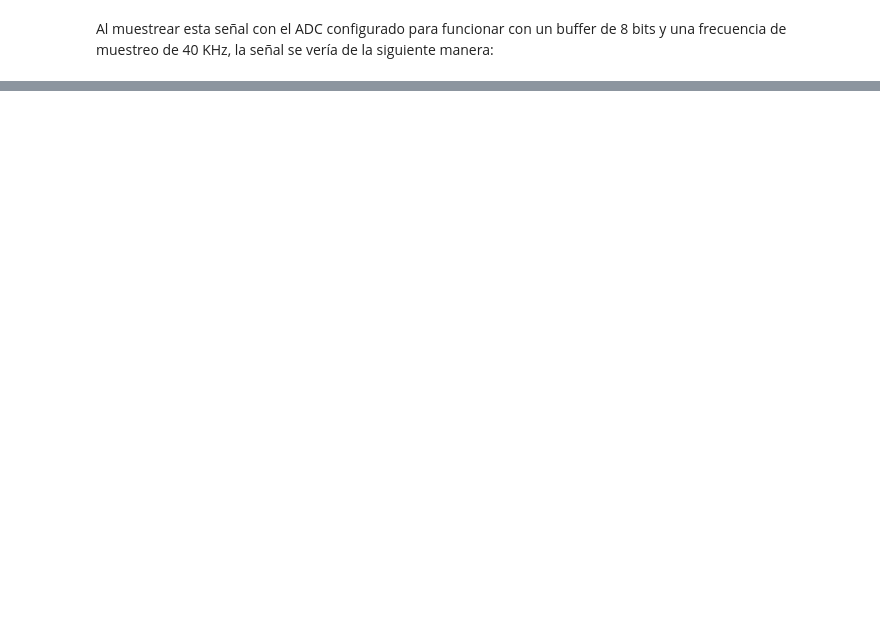
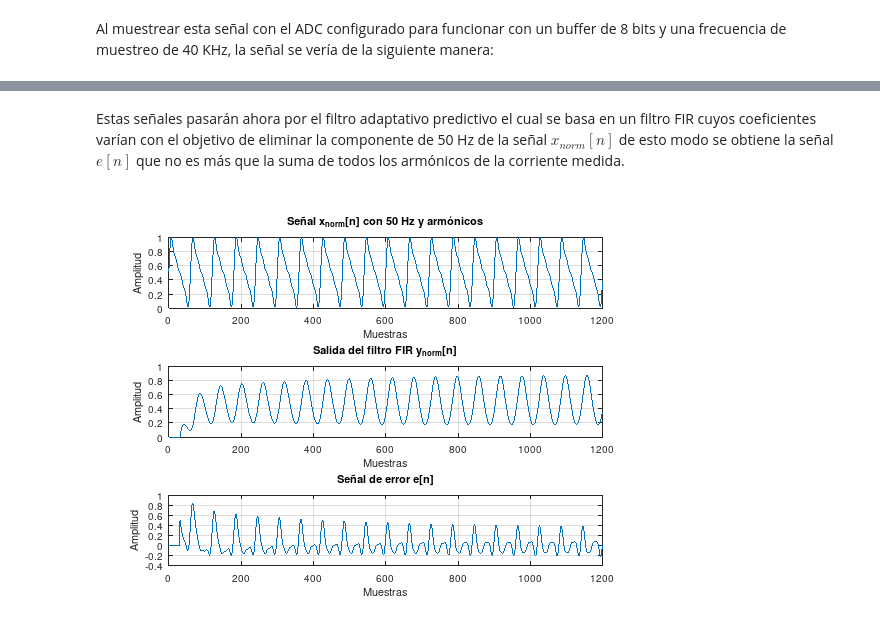
Before and after one commit to ezequiel1611/FiltroArmonicoActivo, a Jupyter notebook: Jupyter_Angel/analisis_sensado_corriente.ipynb, the cells around one changed output, grey strips where cells are left out. Cells and saved outputs as stored; diff of their text form; code cells hidden in the pictures; blank space fills up the shorter version.

```diff
--- a/Jupyter_Angel/analisis_sensado_corriente.ipynb
+++ b/Jupyter_Angel/analisis_sensado_corriente.ipynb
@@ -381,0 +188,51 @@ fatal: caught signal Aborted -- stopping myself...
+# %% [markdown]
+Estas señales pasarán ahora por el filtro adaptativo predictivo el cual se basa en un filtro FIR cuyos coeficientes varían con el objetivo de eliminar la componente de 50 Hz de la señal $ x_{norm}[n] $ de esto modo se obtiene la señal $ e[n] $ que no es más que la suma de todos los armónicos de la corriente medida.
+# %%
+% Parámetros del Filtro
+mu = 0.002;                 % tasa de aprendizaje del algoritmo LMS
+leaky_factor = 0.999;       % ni idea
+cant_coeffs = 32;           % número de coeficientes del filtro FIT (orden)
+N = length(n);              % cantidad de muestras
+h = zeros(1, cant_coeffs);  % inicialización de los coeficientes del filtro FIR
+
+% Procesamiento de señales
+y_norm = zeros(1, N);
+e = zeros(1, N);
+
+% Algoritmo LMS
+for i = cant_coeffs:N
+    % vector de entrada al filtro FIR (ventana de tamaño cant_coeffs de u_norm[n]
+    u_vec = u_norm(i:-1:i-cant_coeffs+1);
+    % salida del filtro FIR
+    y_norm(i) = h * u_vec';
+    % señal de error
+    e(i) = x_norm(i) - y_norm(i);
+    % actualización de los coeficientes del filtro FIR
+    h = h + 2*mu*e(i)*u_vec;
+end
+
+
+% Graficar resultados
+figure;
+subplot(3, 1, 1);
+plot(n, x_norm);
+title('Señal x_{norm}[n] con 50 Hz y armónicos');
+xlabel('Muestras');
+ylabel('Amplitud');
+grid 'on';
+
+subplot(3, 1, 2);
+plot(n, y_norm);
+title('Salida del filtro FIR y_{norm}[n]');
+xlabel('Muestras');
+ylabel('Amplitud');
+grid 'on';
+
+subplot(3, 1, 3);
+plot(n, e);
+title('Señal de error e[n]');
+xlabel('Muestras');
+ylabel('Amplitud');
+grid 'on';
+# %% [output]
+[figure, added]
```
Also changed, not shown: parts of 15 cells of this notebook.
